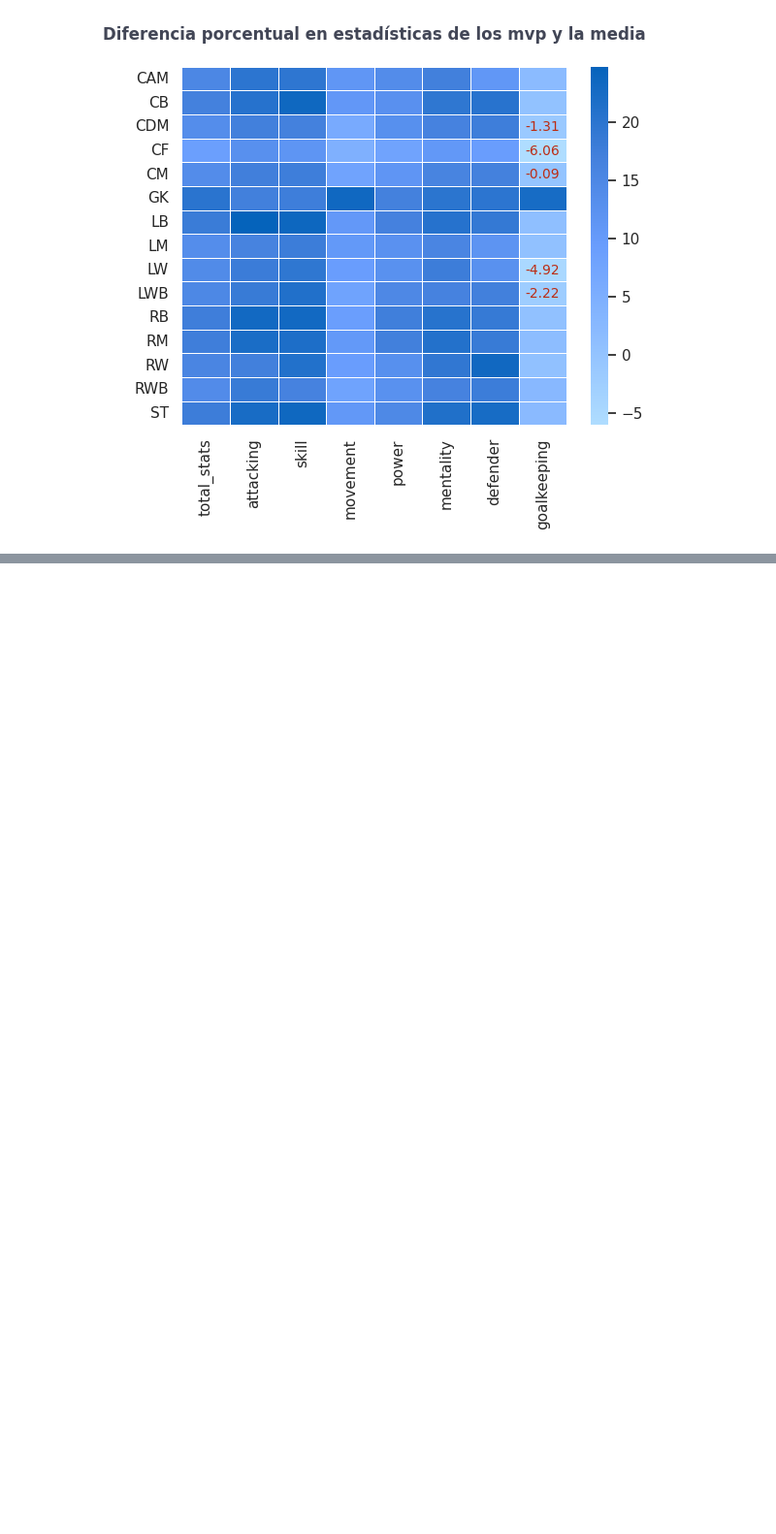
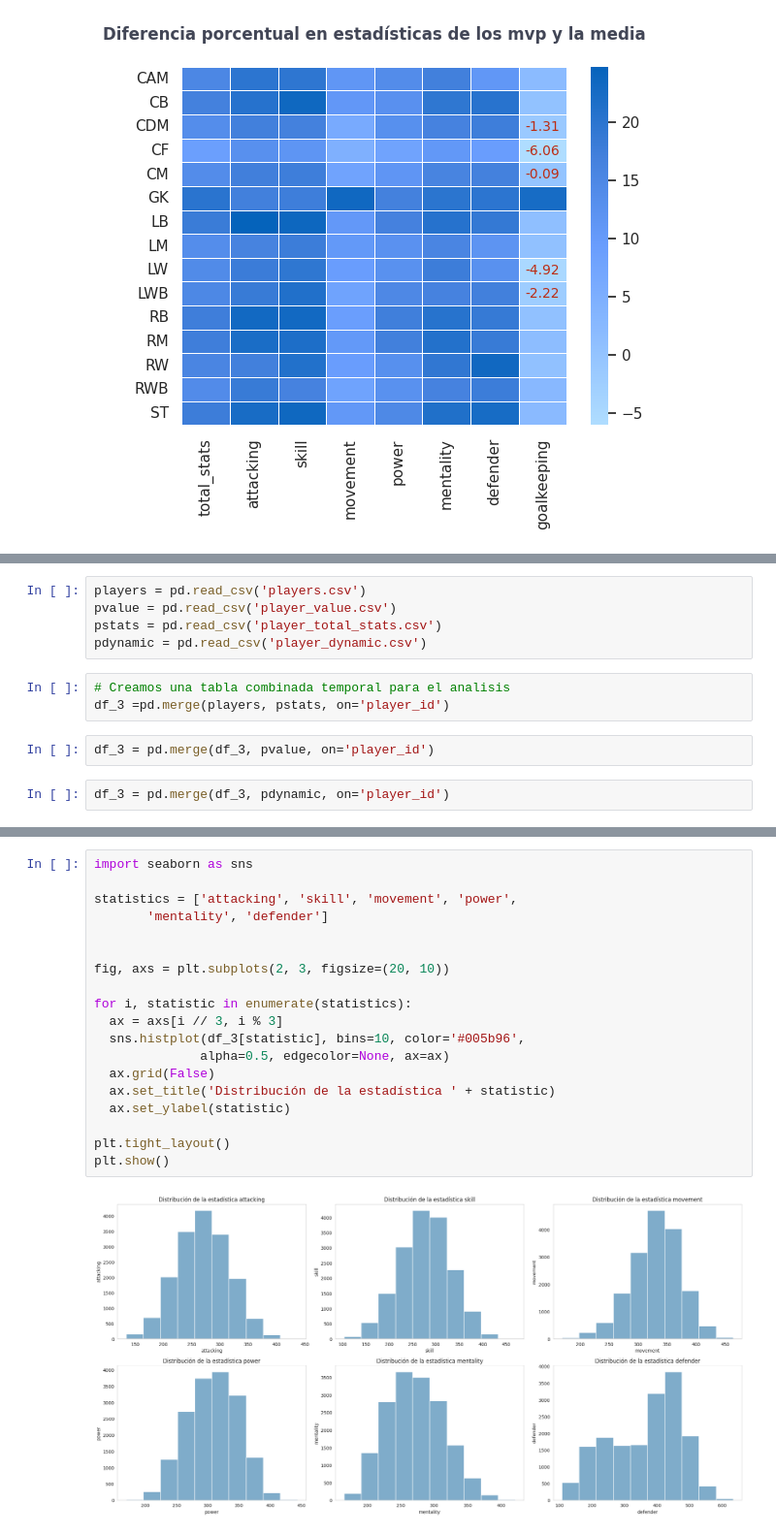
Before and after one commit to Cseudave/data_cleaning, a Jupyter notebook: Fifa21_Clearning.ipynb, the cells around one changed output, grey strips where cells are left out. Shown at 97% size. Drawn from its saved outputs; the diff is of its cells as text; blank space fills up the shorter version.

```diff
--- a/Fifa21_Clearning.ipynb
+++ b/Fifa21_Clearning.ipynb
@@ -2026,0 +2134,12 @@ plt.show()
+# %%
+players = pd.read_csv('players.csv')
+pvalue = pd.read_csv('player_value.csv')
+pstats = pd.read_csv('player_total_stats.csv')
+pdynamic = pd.read_csv('player_dynamic.csv')
+# %%
+# Creamos una tabla combinada temporal para el analisis
+df_3 =pd.merge(players, pstats, on='player_id')
+# %%
+df_3 = pd.merge(df_3, pvalue, on='player_id')
+# %%
+df_3 = pd.merge(df_3, pdynamic, on='player_id')
@@ -2026,0 +2154,21 @@ plt.show()
+# %%
+import seaborn as sns
+
+statistics = ['attacking', 'skill', 'movement', 'power',
+       'mentality', 'defender']
+
+
+fig, axs = plt.subplots(2, 3, figsize=(20, 10))
+
+for i, statistic in enumerate(statistics):
+  ax = axs[i // 3, i % 3]
+  sns.histplot(df_3[statistic], bins=10, color='#005b96',
+              alpha=0.5, edgecolor=None, ax=ax)
+  ax.grid(False)
+  ax.set_title('Distribución de la estadística ' + statistic)
+  ax.set_ylabel(statistic)
+
+plt.tight_layout()
+plt.show()
+# %% [output]
+[figure, added]
```
Also changed, not shown: parts of 32 cells of this notebook.
